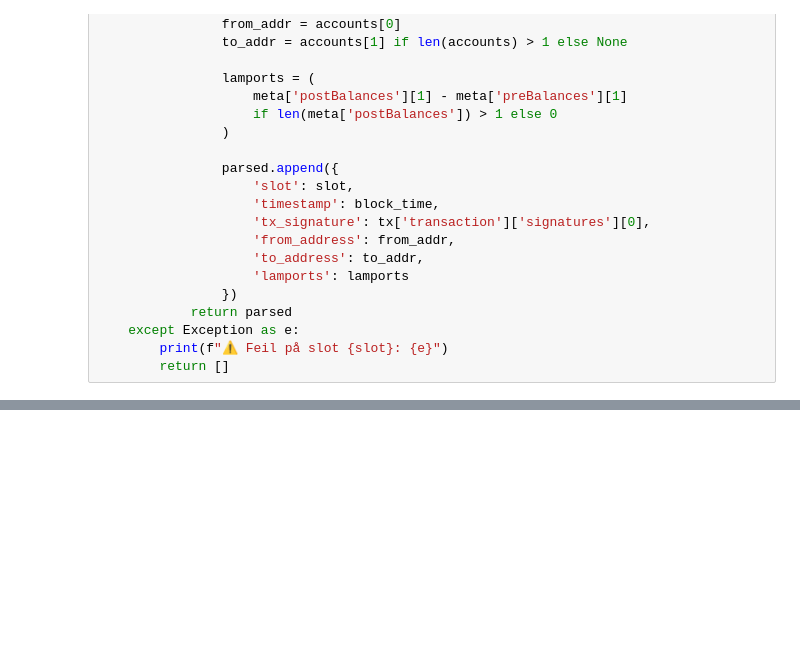
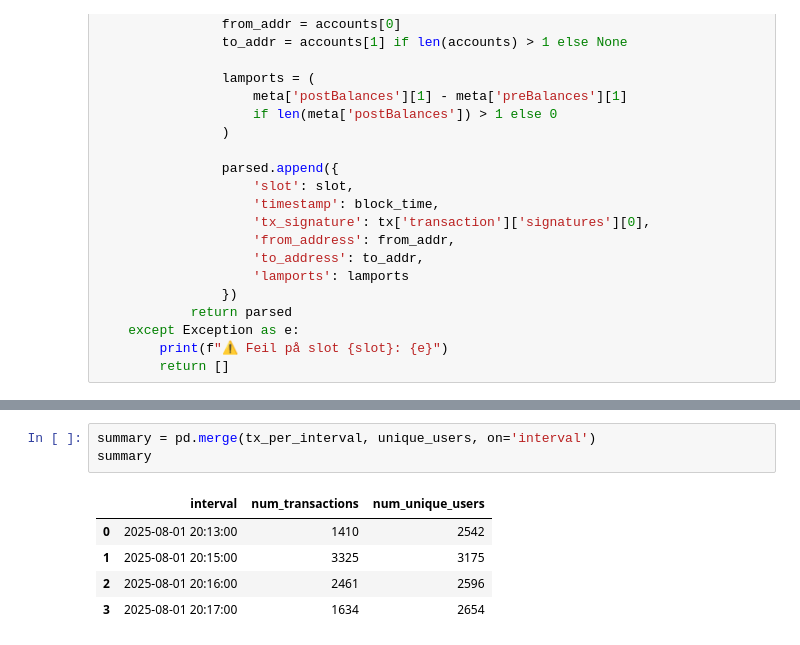
Before and after one commit to sac-marius/colab-test, a Jupyter notebook: solana_blocks_async_pipeline.ipynb, the cells around one changed output, grey strips where cells are left out. Saved outputs shown, nothing was run; the diff lists cells and outputs as text; blank space fills up the shorter version.

```diff
--- a/solana_blocks_async_pipeline.ipynb
+++ b/solana_blocks_async_pipeline.ipynb
@@ -104,0 +151,9 @@ await main()
+# %%
+summary = pd.merge(tx_per_interval, unique_users, on='interval')
+summary
+# %% [output]
+|  | interval | num_transactions | num_unique_users |
+| 0 | 2025-08-01 20:13:00 | 1410 | 2542 |
+| 1 | 2025-08-01 20:15:00 | 3325 | 3175 |
+| 2 | 2025-08-01 20:16:00 | 2461 | 2596 |
+| 3 | 2025-08-01 20:17:00 | 1634 | 2654 |
```
Also changed, not shown: parts of 8 cells of this notebook.
